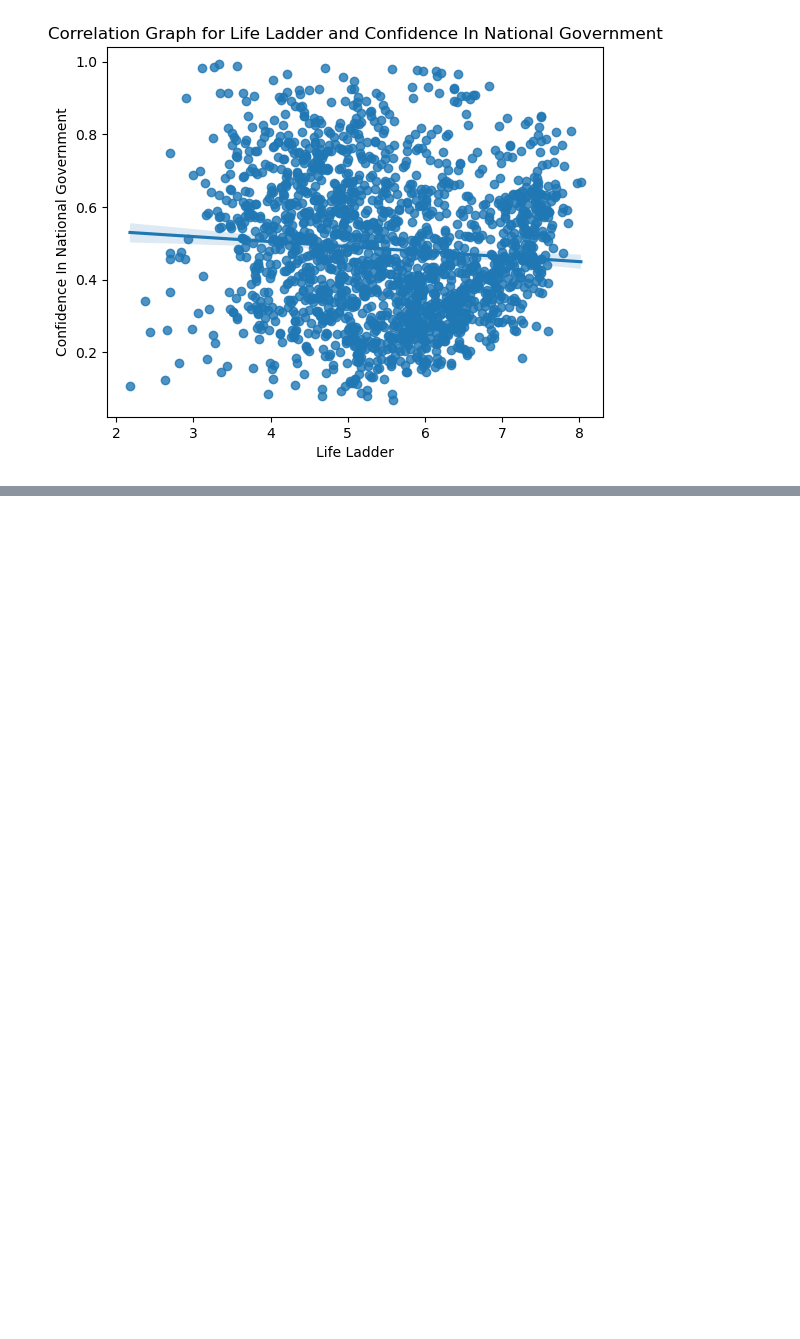
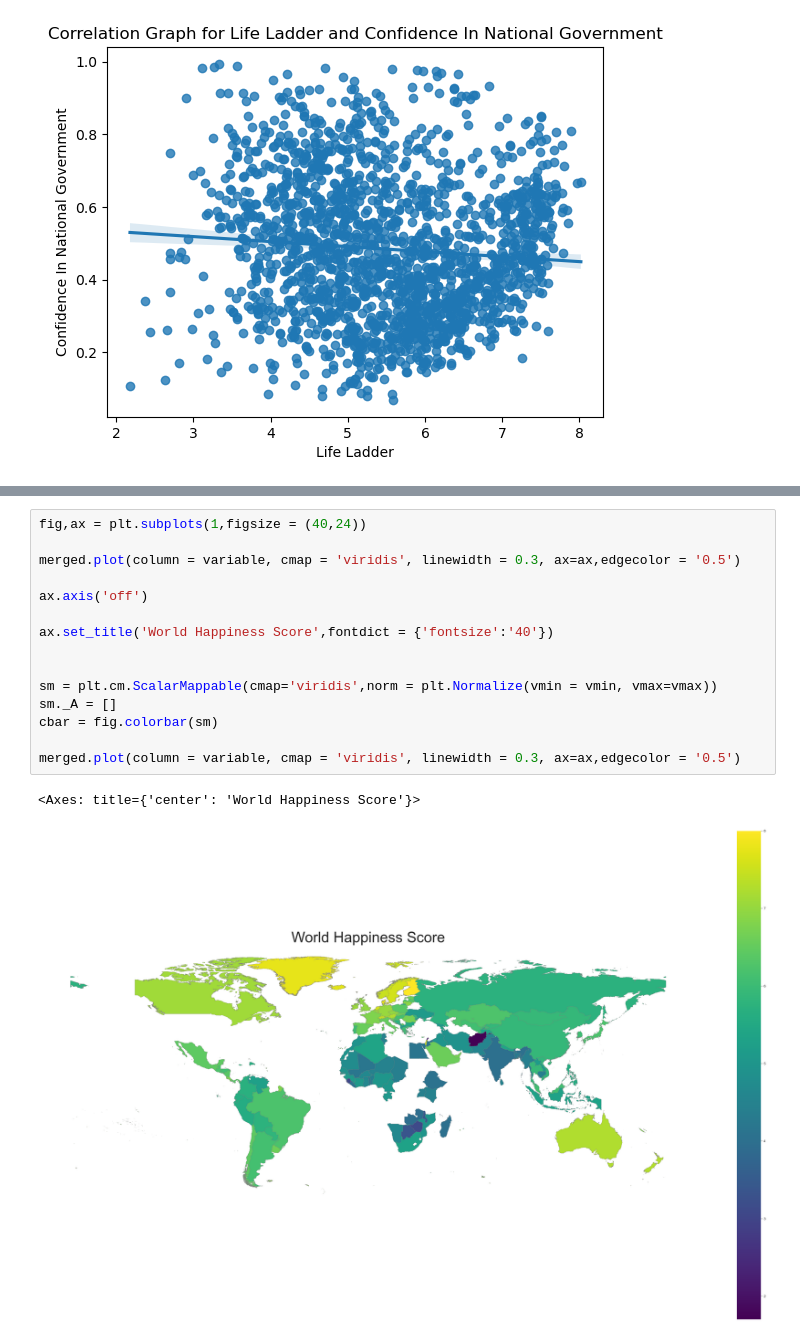
Before and after one commit to crmartella/WorldHappinessReportMSUBootcamp, a Jupyter notebook: Sandbox_Correlation_to_Happiness_Ladder.ipynb, the cells around one changed output, grey strips where cells are left out. Saved outputs shown, nothing was run; the diff lists cells and outputs as text; blank space fills up the shorter version.

Commit message:
added 2023 world map

```diff
--- a/Sandbox_Correlation_to_Happiness_Ladder.ipynb
+++ b/Sandbox_Correlation_to_Happiness_Ladder.ipynb
@@ -376,0 +474,18 @@ NameError: name 'bar_reg' is not defined
+# %%
+fig,ax = plt.subplots(1,figsize = (40,24))
+
+merged.plot(column = variable, cmap = 'viridis', linewidth = 0.3, ax=ax,edgecolor = '0.5')
+
+ax.axis('off')
+
+ax.set_title('World Happiness Score',fontdict = {'fontsize':'40'})
+
+
+sm = plt.cm.ScalarMappable(cmap='viridis',norm = plt.Normalize(vmin = vmin, vmax=vmax))
+sm._A = []
+cbar = fig.colorbar(sm)
+
+merged.plot(column = variable, cmap = 'viridis', linewidth = 0.3, ax=ax,edgecolor = '0.5')
+# %% [output]
+<Axes: title={'center': 'World Happiness Score'}>
+[figure, added]
```
Also changed, not shown: parts of 35 cells of this notebook, 8 other files.
